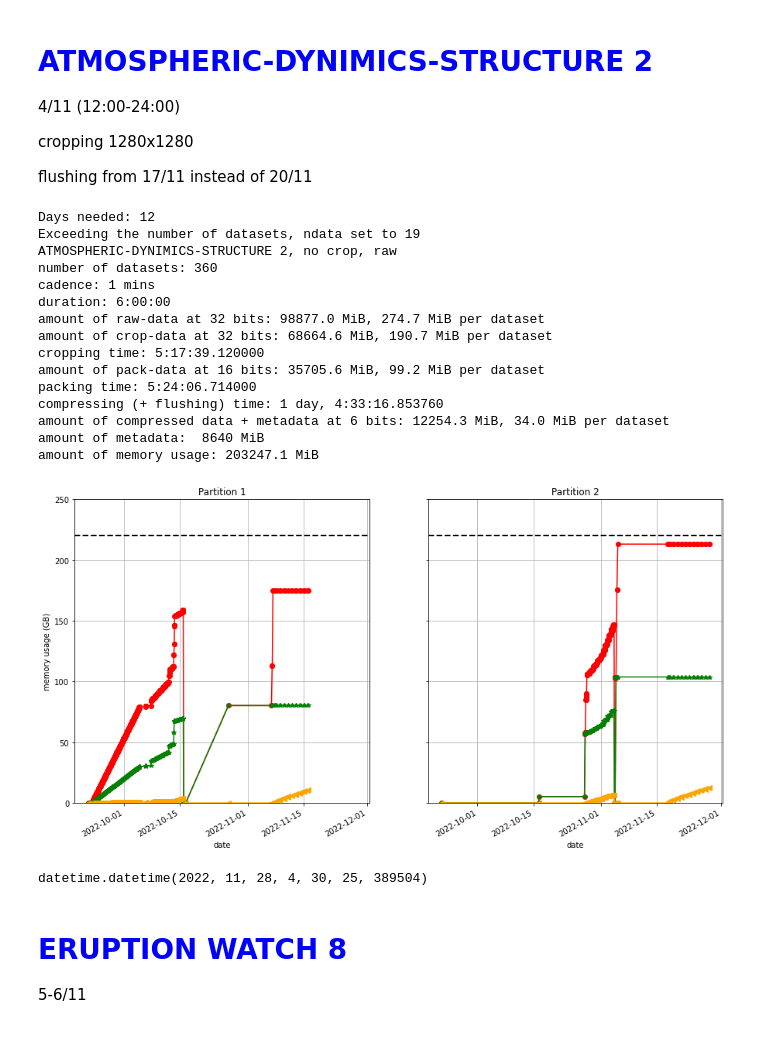
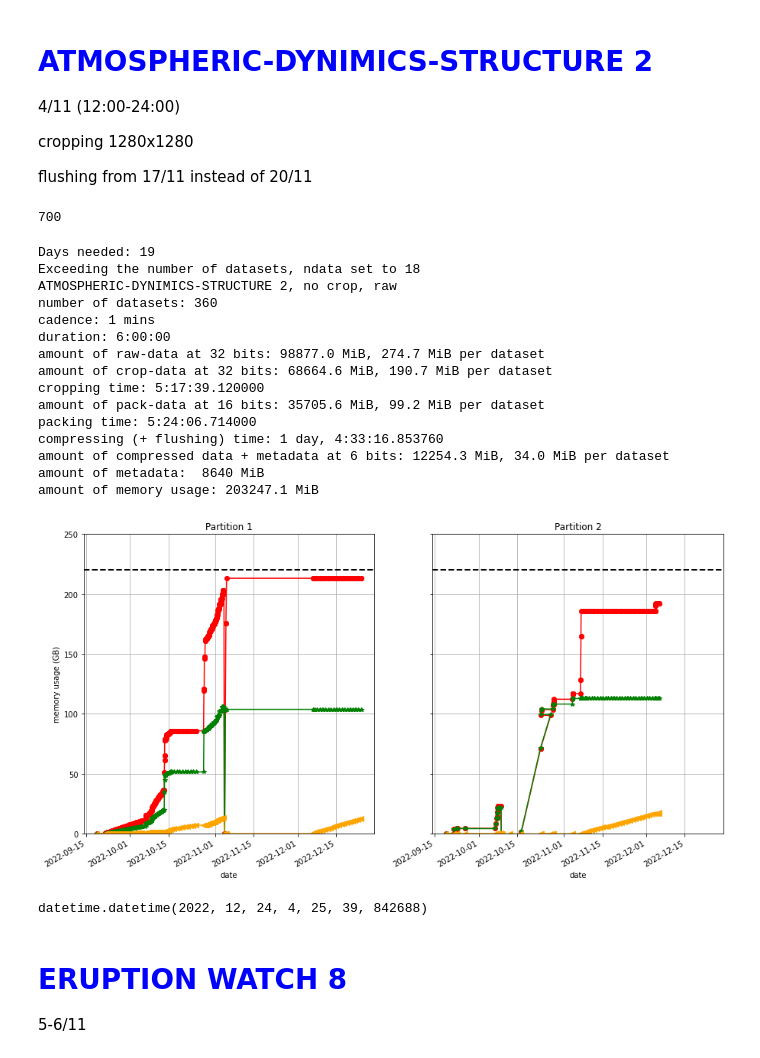
Before and after one commit to dcalc/PHI_TMtool, a Jupyter notebook: NMP1_RSW456_new.ipynb, the cells around one changed output. Saved outputs shown, nothing was run; the diff lists cells and outputs as text; code cells hidden in the pictures.

```diff
--- a/NMP1_RSW456_new.ipynb
+++ b/NMP1_RSW456_new.ipynb
@@ -192 +276,5 @@ TF = 0 # time for flushing
+# %%
+PHI = PHI_MEMORY(DT(2022,9,19,0,0,0))
+
+max_flush = 700
 # %% [markdown]
@@ -584,15 +778,17 @@ all raw, crop 1536x1536
 # %%
 t0 = DT.fromisoformat('2022-10-16T12:00:00')
 t1 = DT.fromisoformat('2022-10-27T20:00:00')
-i = 1
-Nraw = 272 - 15 # no observation during WOL # 176
+i = 2
+Nraw = 24*7 # no observation during WOL # 176
 crop = 1536
 
 # ALp = PHI_MODE('HRT')
 # kw = ALp.observation(t0,272-Nraw,cadence=60,shape=(2048,2048,4,6)); PHI.saving(i,**kw); t0 = kw['end']
 
 ALr = PHI_MODE('HRT')
-kw = ALr.observation(t0,Nraw,cadence=60,shape=(2048,crop,4,6)); PHI.saving(i,**kw)
+kw = ALr.observation(t0,Nraw,cadence=60,shape=(2048,2048,4,6)); PHI.saving(i,**kw)
+ALc = PHI_MODE('HRT')
+kw = ALc.observation(kw['end'],257-Nraw,cadence=60,shape=(2048,crop,4,6)); PHI.saving(i,**kw)
 
 
 # kw = ALp.processing(DT(2022,10,17,19,0,0),ndata=4,partialStore=0x00,nout=5,level='raw',); PHI.saving(i,**kw)
@@ -632,15 +828,16 @@ kw = ALr.observation(t0,Nraw,cadence=60,shape=(2048,crop,4,6)); PHI.saving(i,**k
 
 # printp(ALp,label='AR Long Term, no crop, proc')
 
-kw = ALr.cropping(DT(2022,11,7,5,0,0),[crop,crop],ndata=-1,level='raw'); PHI.saving(i,**kw)
-kw = ALr.packing(DT(2022,11,7,0,0),ndata=-1,level='raw.crop',); PHI.saving(i,**kw)
-ALr, kw = flush_many([1100,1100],40.5,ALr,DT(2022,11,7,18,0,0),6,-1,'raw.pack',i)
+kw = ALc.cropping(DT(2022,11,7,5,0,0),[crop,crop],ndata=-1,level='raw'); PHI.saving(i,**kw)
+kw = ALc.packing(DT(2022,11,7,0,0),ndata=-1,level='raw.crop',); PHI.saving(i,**kw)
+kw = ALr.packing(kw['end'],ndata=-1,level='raw',); PHI.saving(i,**kw)
+ALc, kw = flush_many([max_flush,max_flush],40.5,ALc,DT(2022,11,8,18,0,0),6,-1,'raw.pack',i)
+tF = ALc.compr.pack.end + TD(days=1)
+ALr, kw = flush_many([max_flush,max_flush],72,ALr,tF,6,-1,'raw.pack',i)
 tF = ALr.compr.pack.end + TD(days=1)
 # kw = ALr.compressing(kw['end'],ndata=-1,nbits=6,level='raw.pack'); PHI.saving(i,**kw)
 
-TK += (ALr.raw.pack.end - ALr.raw.pack.start).total_seconds()/60/60
-TF += (ALr.compr.pack.end - ALr.compr.pack.start).total_seconds()/60/60
-
+printp(ALc,label='AR Long Term, crop, raw')
 printp(ALr,label='AR Long Term, no crop, raw')
 
 plot_tot(PHI,ylim=(0,250),time_ord=True)
@@ -670,12 +869,12 @@ datetime.datetime(2022, 11, 16, 5, 10, 15, 644352)
 27/10 (20:00-24:00)
 # %%
 t0 = DT.fromisoformat('2022-10-27T20:00:00')
-t1 = DT.fromisoformat('2022-10-28T00:00:00')
-i = 2
-crop = 1024
+t1 = DT.fromisoformat('2022-10-27T23:00:00')
+i = 1
+crop = 1536
 
 ADS1 = PHI_MODE('HRT')
-kw = ADS1.observation(t0,t1,cadence=1,shape=(2048,crop,4,6)); PHI.saving(i,**kw)
+kw = ADS1.observation(t0,t1,cadence=100/60,shape=(2048,crop,4,6)); PHI.saving(i,**kw)
 # kw = ADS1.cropping(t0,[1024,1024],ndata=-1,level='raw'); PHI.saving(i,**kw)
 # kw = ADS1.packing(kw['end'],ndata=-1,level='raw.crop',); PHI.saving(i,**kw)
 # kw = ADS1.compressing(kw['end'],ndata=-1,nbits=6,level='raw.pack'); PHI.saving(i,**kw)
@@ -684,8 +883,8 @@ kw = ADS1.cropping(DT(2022,10,28,1,0,0),[crop,crop],ndata=-1,level='raw'); PHI.s
 kw = ADS1.packing(DT(2022,10,28,8,0,0),ndata=-1,level='raw.crop',); PHI.saving(i,**kw)
 
 
-ADS1, kw = flush_many([880,880],18,ADS1,DT(2022,10,29,0,0,0),6,-1,'raw.pack',i)
+ADS1, kw = flush_many([880,880],40.5,ADS1,DT(2022,10,29,0,0,0),6,-1,'raw.pack',i)
 printp(ADS1,label='AR-HRES-RSW1, 2d@10m, no crop, proc')
-plot_tot(PHI,ylim=(0,250))
+plot_tot(PHI,ylim=(0,250),time_ord=True)
 # %% [output]
 Days needed: 6
@@ -816,10 +1012,10 @@ crop 1536x1536
 # %%
 t0 = DT.fromisoformat('2022-10-29T22:00:00')
 t1 = DT.fromisoformat('2022-10-30T00:00:00')
-i = 2
+i = 1
 crop = 1536
 
-ARH = PHI_MODE('HRT')
+ARH = PHI_MODE('FDT')
 kw = ARH.observation(t0,t1,cadence=60,shape=(2048,crop,4,6)); PHI.saving(i,**kw)
 kw = ARH.cropping(kw['end'],[crop,crop],ndata=-1,level='raw'); PHI.saving(i,**kw)
 kw = ARH.packing(kw['end'],ndata=2,level='raw.crop',); PHI.saving(i,**kw)
@@ -931,45 +1133,49 @@ final_plot(PHI,TM)
 cropping 1280x1280
 
 flushing from 17/11 instead of 20/11
+# %%
+max_flush
+# %% [output]
+700
 # %%
 t0 = DT.fromisoformat('2022-11-04T12:00:00')
 t1 = DT.fromisoformat('2022-11-05T00:00:00')
-i = 2
+i = 1
 crop = 1408 # 1536 # 1280 #
 
 ADS2 = PHI_MODE('HRT')
 kw = ADS2.observation(t0,60*6,cadence=1,shape=(2048,crop,4,6)); PHI.saving(i,**kw)
 kw = ADS2.cropping(kw['end'],[crop,crop],ndata=-1,level='raw'); PHI.saving(i,**kw)
 kw = ADS2.packing(kw['end'],ndata=-1,level='raw.crop',); PHI.saving(i,**kw)
 # kw = ADS2.compressing(kw['end'],ndata=-1,nbits=6,level='raw.pack'); PHI.saving(i,**kw)
 
 # kw = ADS2.packing(DT(2022,11,8,3,0,0),ndata=-1,level='raw',); PHI.saving(i,**kw)
-ADS2, kw = flush_many([1100,1100],34,ADS2,DT(tF.year,tF.month,tF.day,17,0,0),ndata=-1,nbits=6,level='raw.pack',partition=i)
+ADS2, kw = flush_many([max_flush,max_flush],34,ADS2,DT(tF.year,tF.month,tF.day,17,0,0),ndata=-1,nbits=6,level='raw.pack',partition=i)
 tF = ADS2.compr.pack.end + TD(days=1)
 
 printp(ADS2,label='ATMOSPHERIC-DYNIMICS-STRUCTURE 2, no crop, raw')
 plot_tot(PHI,ylim=(0,250),time_ord=True)
 # %% [output]
-Days needed: 12
-Exceeding the number of datasets, ndata set to 19
+Days needed: 19
+Exceeding the number of datasets, ndata set to 18
 ATMOSPHERIC-DYNIMICS-STRUCTURE 2, no crop, raw
 number of datasets: 360
 cadence: 1 mins
 duration: 6:00:00
 amount of raw-data at 32 bits: 98877.0 MiB, 274.7 MiB per dataset
 amount of crop-data at 32 bits: 68664.6 MiB, 190.7 MiB per dataset
 cropping time: 5:17:39.120000
 amount of pack-data at 16 bits: 35705.6 MiB, 99.2 MiB per dataset
 packing time: 5:24:06.714000
 compressing (+ flushing) time: 1 day, 4:33:16.853760
 amount of compressed data + metadata at 6 bits: 12254.3 MiB, 34.0 MiB per dataset
 amount of metadata:  8640 MiB
 amount of memory usage: 203247.1 MiB
-[figure, old version]
+[figure, new version]
 # %%
 ADS2.compr.pack.end
 # %% [output]
-datetime.datetime(2022, 11, 28, 4, 30, 25, 389504)
+datetime.datetime(2022, 12, 24, 4, 25, 39, 842688)
 # %% [markdown]
 # <span style="color:blue">ERUPTION WATCH 8</span> <br>
 5-6/11
```
Also changed, not shown: parts of 50 cells of this notebook, 2 other files.
